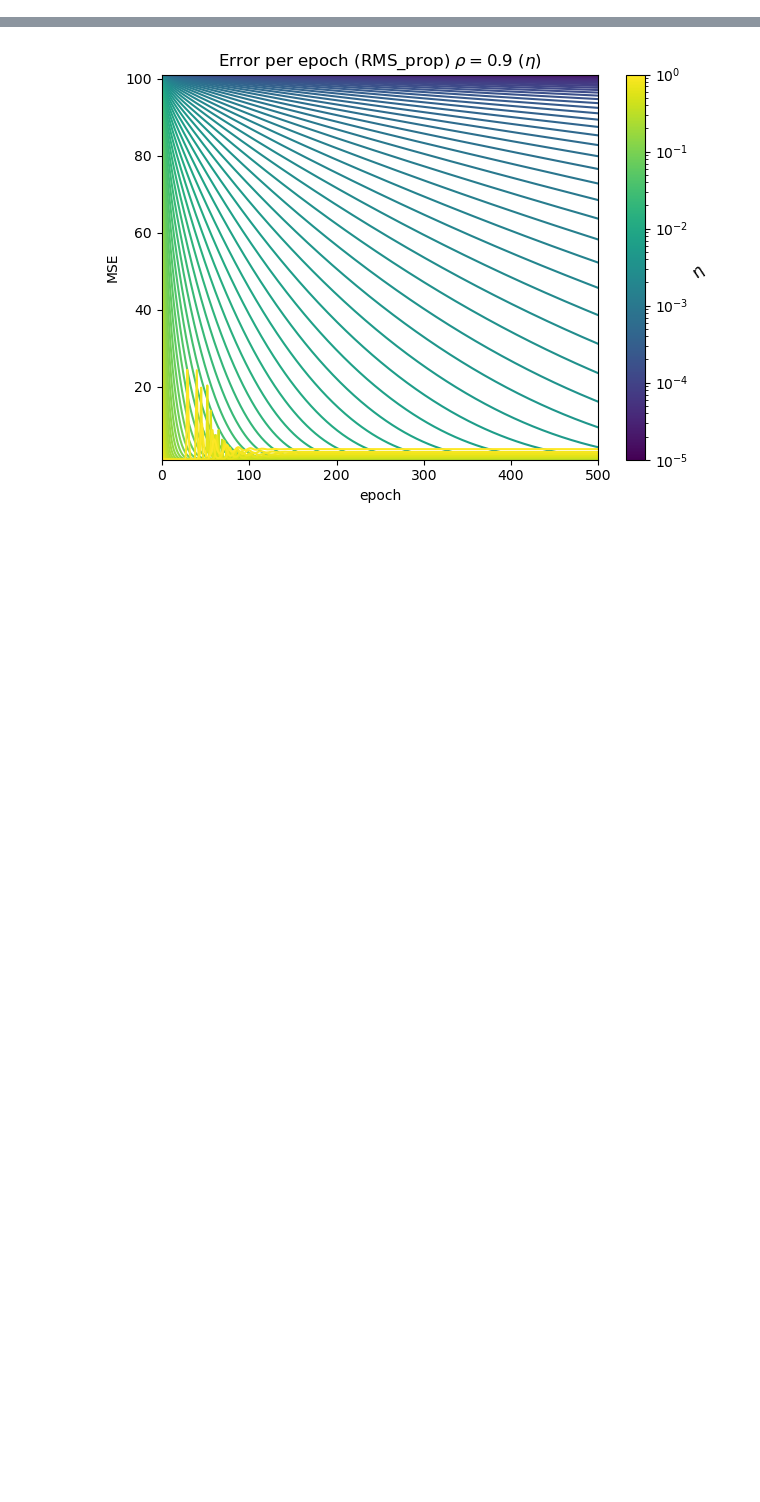
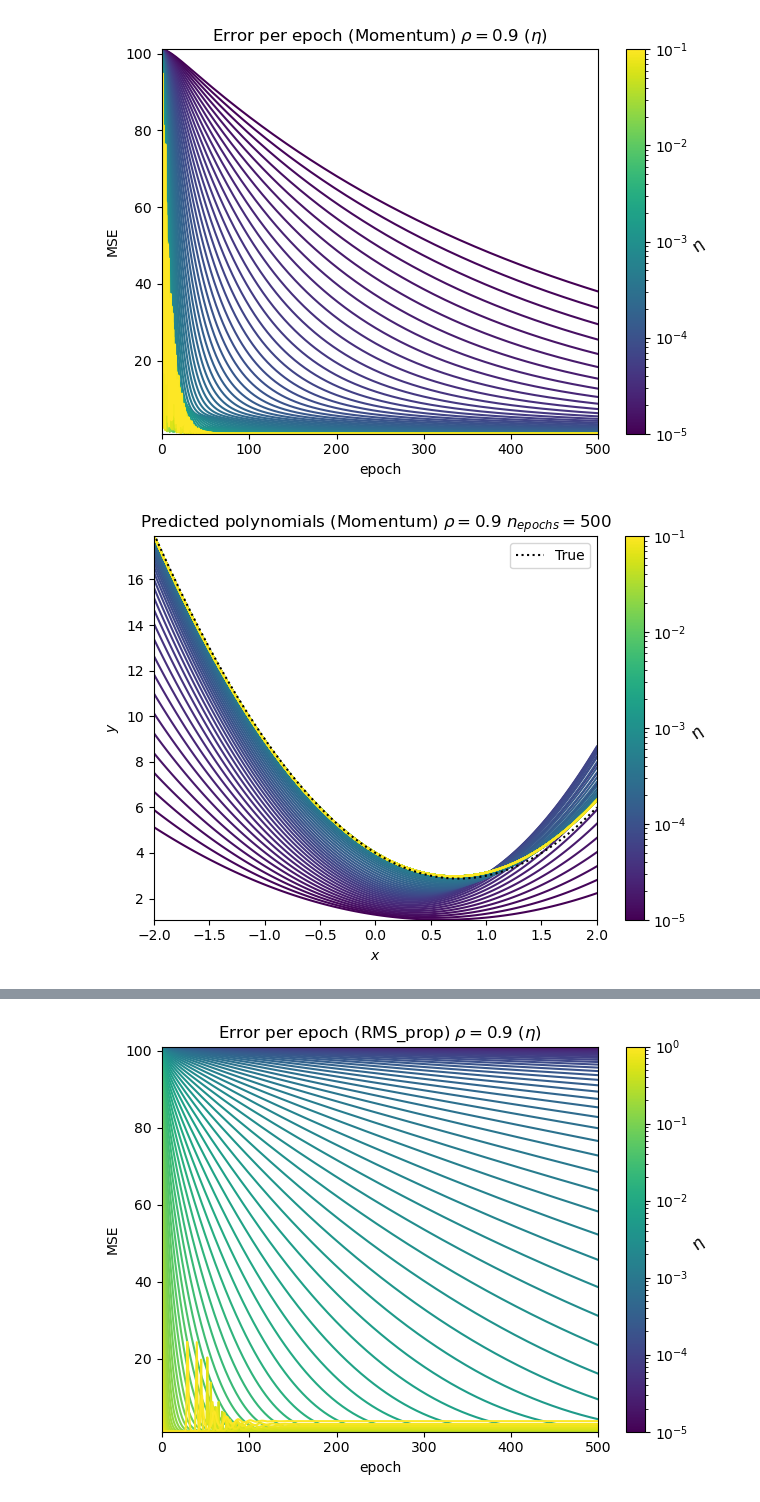
Before and after one commit to augustfe/FYSSTK, a Jupyter notebook: Project2/src/grad_rework.ipynb, the cells around one changed output, grey strips where cells are left out. Drawn from its saved outputs; the diff is of its cells as text; code cells hidden in the pictures; blank space fills up the shorter version.

```diff
--- a/Project2/src/grad_rework.ipynb
+++ b/Project2/src/grad_rework.ipynb
@@ -34,8 +38,11 @@ eta_arr = np.logspace(-5, -1, eta_num)
 # %%
 eta_num = 75
 rho_num = 75
 
 eta_arr = np.logspace(-5, -1, eta_num)
 rho_arr = np.linspace(1 / n_points, 1, rho_num)
 
-# GA.momentum_analysis(eta_arr, rho_arr)
+GA.momentum_analysis(eta_arr, rho_arr)
+# %% [output]
+[figure, added]
+[figure, added]
```
Also changed, not shown: parts of 5 cells of this notebook, 1 other file.
